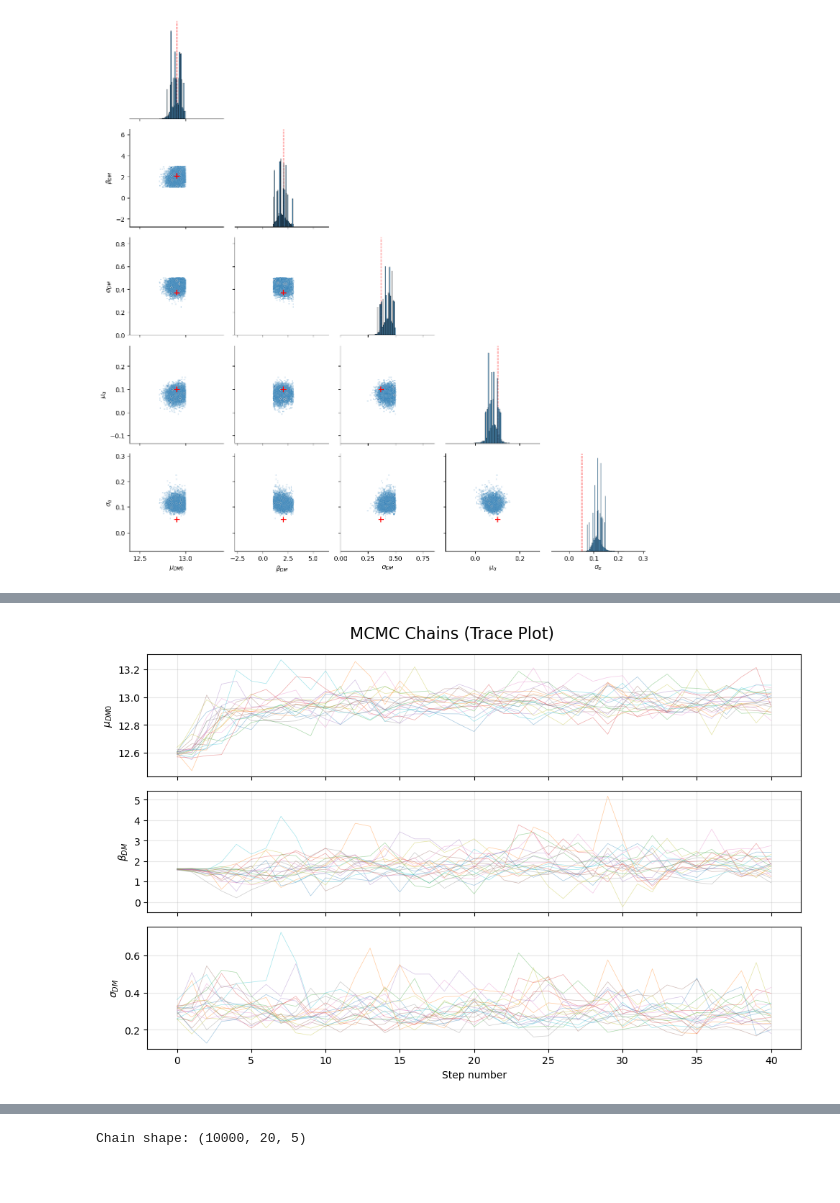
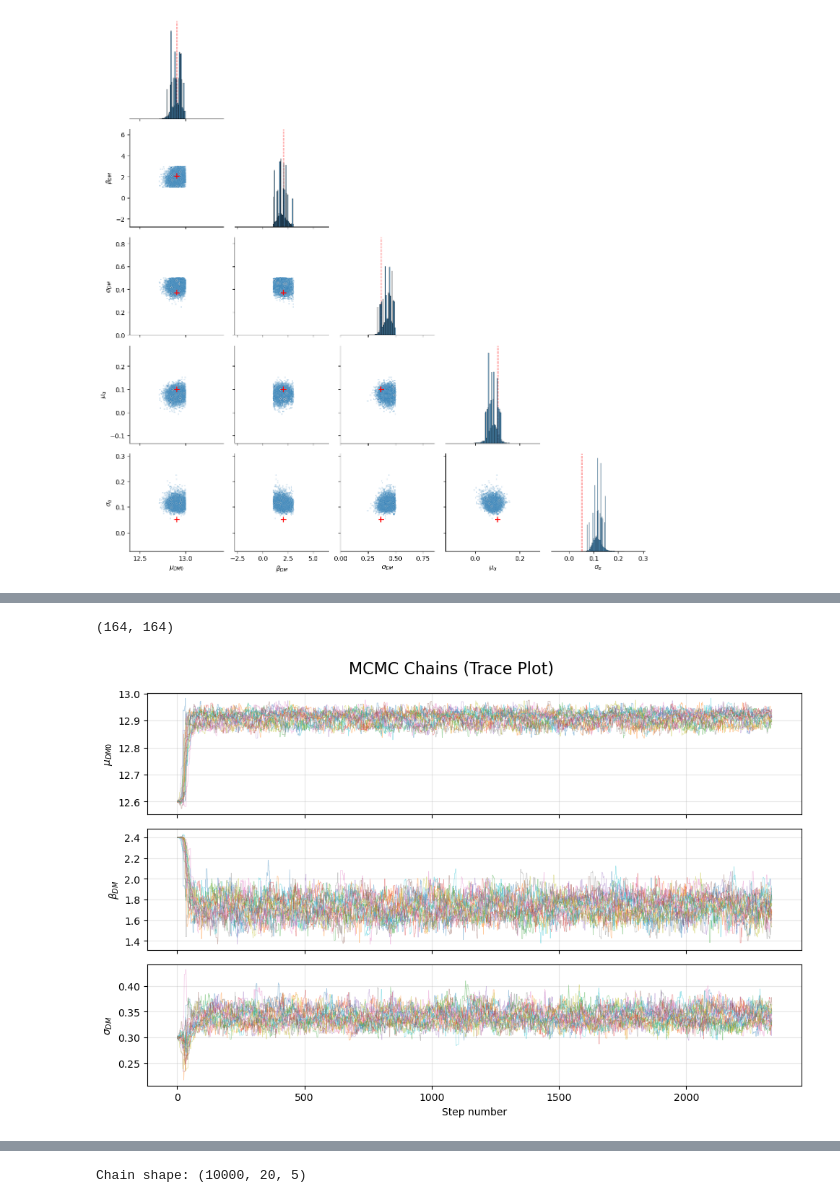
Before and after one commit to zheshishuoshuo/sl_inference_fix_alpha, a Jupyter notebook: test_notebook/plot_post.ipynb, the cells around one changed output, grey strips where cells are left out. Cells and saved outputs as stored; diff of their text form; code cells hidden in the pictures; blank space fills up the shorter version.

```diff
--- a/test_notebook/plot_post.ipynb
+++ b/test_notebook/plot_post.ipynb
@@ -248,3 +273,7 @@ plot_pairplot_with_truth(
+# %%
+len(mock_lens_data), len(mock_observed_data)
+# %% [output]
+(164, 164)
 # %%
 import numpy as np
 import matplotlib.pyplot as plt
@@ -285,12 +314,13 @@ def plot_chains(hdf5_file, discard=0, thin=1, labels=None, max_steps=None):
     plt.tight_layout()
     plt.show()
 # %%
+%matplotlib inline
 plot_chains(
-    hdf5_file="../chains/chains_eta_new_stage.h5",
+    hdf5_file="../chains/chains_eta_new_stage3000.h5",
     discard=00,
-    thin=10,
+    thin=1,
     labels=[r"$\mu_{DM0}$", r"$\beta_{DM}$", r"$\sigma_{DM}$", r"$\mu_\alpha$", r"$\sigma_\alpha$"],
     max_steps=None # 可选
 )
 # %% [output]
-[figure, old version]
+[figure, new version]
```
Also changed, not shown: parts of 5 cells of this notebook, 10 other files.
